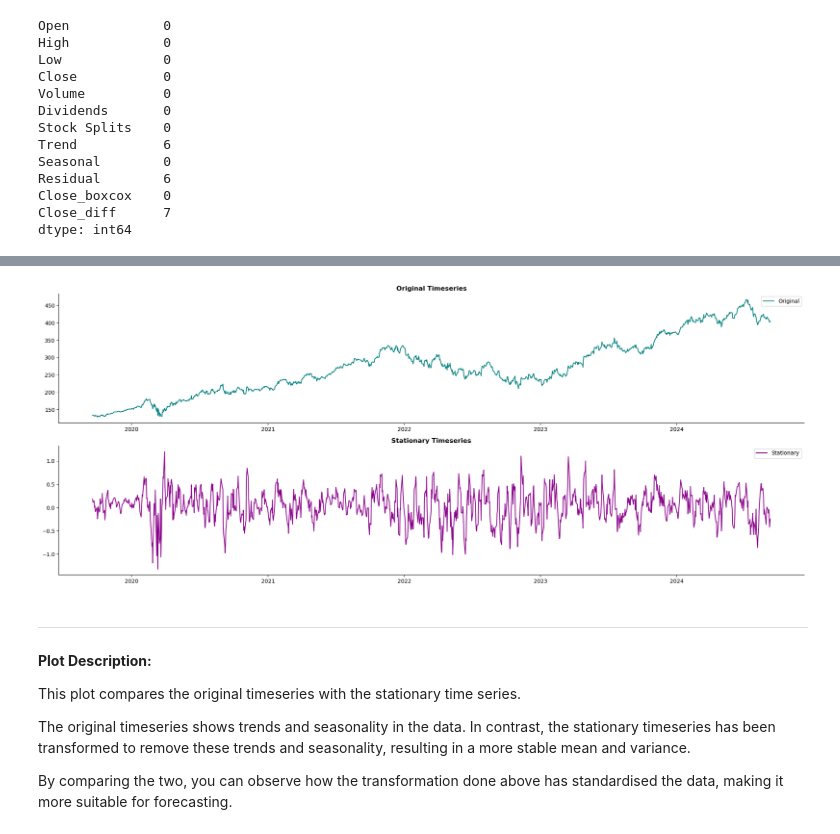
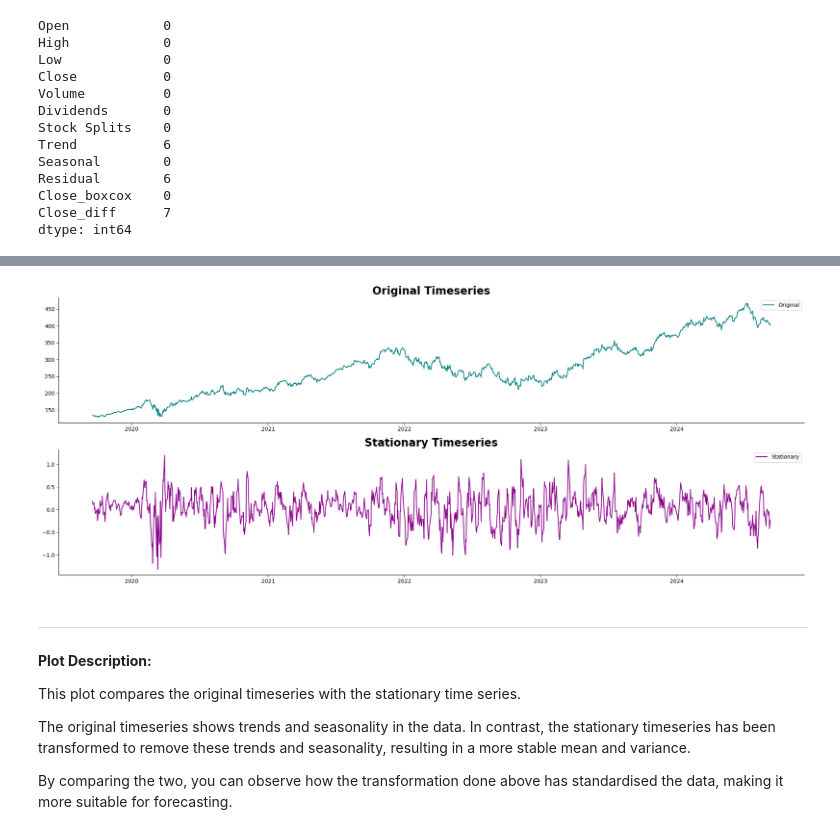
Before and after one commit to simrenbasra/timeseries, a Jupyter notebook: notebooks/01_data_processing/03-data-eda.ipynb, the cells around one changed output, grey strips where cells are left out. Cells and saved outputs as stored; diff of their text form; code cells hidden in the pictures.

```diff
--- a/notebooks/01_data_processing/03-data-eda.ipynb
+++ b/notebooks/01_data_processing/03-data-eda.ipynb
@@ -429,22 +435,22 @@ msft_decomp_df.head(10)
 # %%
 plt.figure(figsize=(20, 8))
 
 
 plt.subplot(2, 1, 1)
 plt.plot(msft_decomp_df['Close'], label='Original', color= 'teal')
-plt.title('Original Timeseries', fontweight = 'bold')
+plt.title('Original Timeseries', fontweight = 'bold', fontsize = 20)
 plt.legend()
 
 plt.subplot(2, 1, 2)
 plt.plot(msft_decomp_df['Close_diff'], label='Stationary', color='darkmagenta')
-plt.title('Stationary Timeseries', fontweight = 'bold')
+plt.title('Stationary Timeseries', fontweight = 'bold', fontsize = 20)
 plt.legend()
 
 sns.despine()
 plt.tight_layout()
 plt.show()
 # %% [output]
-[figure, old version]
+[figure, new version]
 # %% [markdown]
 ----
 **Plot Description:**
```
Also changed, not shown: parts of 1 cell of this notebook.
